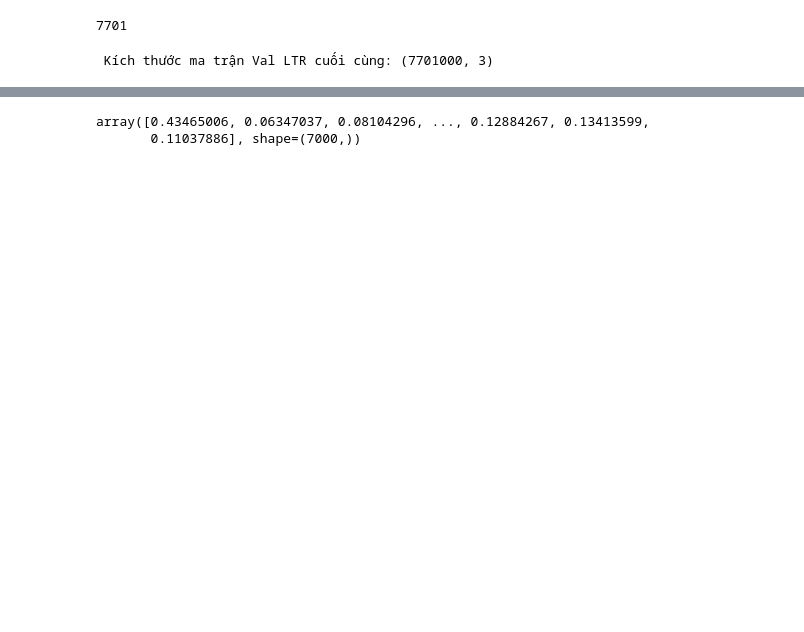
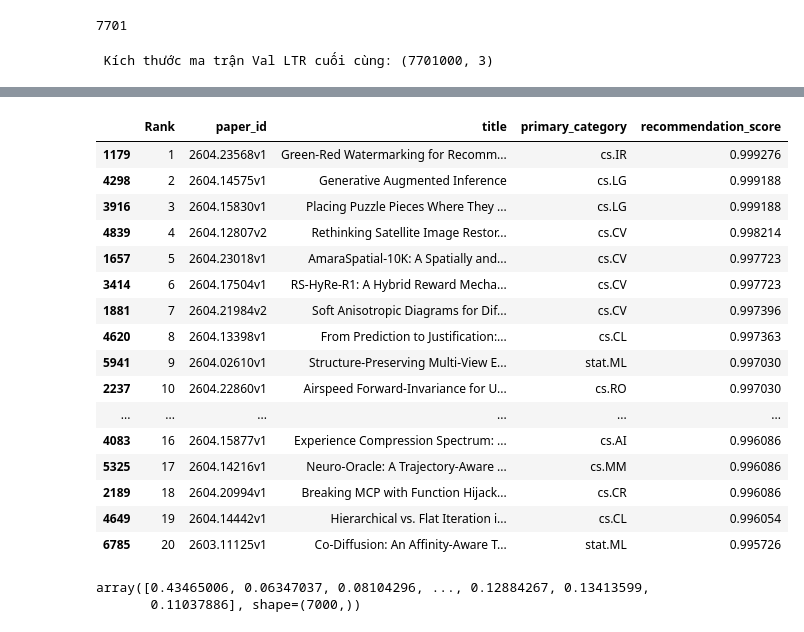
Before and after one commit to dduhC/ML-Project, a Jupyter notebook: LTR.ipynb, the cells around one changed output, grey strips where cells are left out. Drawn from its saved outputs; the diff is of its cells as text; code cells hidden in the pictures; blank space fills up the shorter version.

```diff
--- a/LTR.ipynb
+++ b/LTR.ipynb
@@ -68,13 +52,11 @@ import json
 from sklearn.metrics.pairwise import cosine_similarity as cossin
 from sklearn.decomposition import PCA
 pca = PCA(n_components=384)
-def load_user(path_users='UserDataGenerator/synthetic_users.json', vector_path='user_profiles/user_vectors_halflife_90.npz', sbert=False):
+def load_user(path_users='UserDataGenerator/synthetic_users.json', vector_path='user_profiles/user_vectors_halflife_90.npz'):
     with open(path_users, 'r') as f:
         data = json.load(f)
     vector_data = np.load(vector_path)
     users_vector = vector_data['vectors']
-    if sbert:
-        users_vector = pca.fit_transform(users_vector)
     users = data['train']
     users_id = [user['user_id'] for user in users]
     target = {user['user_id'] : user['target_paper'] for user in users}
@@ -95,7 +77,7 @@ def create_data_LTR(embeding_matrix = tfidf_matrix, sbert=False):
         vector_path = 'user_profiles_SBERT/user_vectors_halflife_90.npz'
     else:
         vector_path = 'user_profiles/user_vectors_halflife_90.npz'
-    users_id, target, negative, users_vector, history = load_user(vector_path=vector_path, sbert=sbert)
+    users_id, target, negative, users_vector, history = load_user(vector_path=vector_path)
     print(users_vector.shape)
     print(embeding_matrix.shape)
     data = []
@@ -283,3 +265,70 @@ Bắt đầu thả xích cho Gradient Boosting học luật xếp hạng...
 🔹 cosine_sim: 74.17%
 🔹 recency_score: 21.06%
 🔹 category_match: 4.77%
+# %%
+import numpy as np
+import pandas as pd
+
+def get_top_k_recommendations(target_user_id, candidate_df, candidate_embeddings, top_k=10):
+    """
+    Hệ thống gợi ý bài báo thực tế (Production)
+    """
+    # 1. Load não bộ (Lịch sử & Vector của User)
+    users_id, _, _, users_vector, history = load_user(vector_path='user_profiles/user_vectors_halflife_90.npz')
+    reverse_user = {u:i for i,u in enumerate(users_id)}
+
+    if target_user_id not in users_id:
+        return f" Lỗi: User '{target_user_id}' không tồn tại trong hệ thống!"
+
+    user_his_cat = history_set(target_user_id, history)
+
+    user_vec = users_vector[reverse_user[target_user_id]].reshape(1, -1)
+
+    # 2. Xây dựng đặc trưng cho toàn bộ kho ứng viên (7.701 bài)
+    cos_scores = cossin(user_vec, candidate_embeddings).flatten()
+    rec_scores = candidate_df['recency_score'].values
+
+    candidate_categories = candidate_df['primary_category'].values
+    cat_match_scores = np.isin(candidate_categories, list(user_his_cat)).astype(np.int16)
+
+    X_candidates = np.column_stack((cos_scores, rec_scores, cat_match_scores))
+
+    # 3. Phán quyết bằng Gradient Boosting
+    predicted_probs = ltr_model.predict_proba(X_candidates)[:, 1]
+
+    # 4. Sắp xếp (Sorting) và cắt Top K
+    # np.argsort()[::-1] giúp xếp từ điểm cao nhất xuống thấp nhất
+    top_k_indices = np.argsort(predicted_probs)[::-1][:top_k]
+
+    # 5. Xuất kết quả ra DataFrame cho đẹp
+    top_k_papers = candidate_df.iloc[top_k_indices].copy()
+    top_k_papers['recommendation_score'] = predicted_probs[top_k_indices]
+
+    # Đánh số thứ tự hạng (Rank)
+    top_k_papers.insert(0, 'Rank', range(1, top_k + 1))
+
+    print(f"\n🚀 TRẢ KẾT QUẢ: TOP {top_k} BÀI BÁO GỢI Ý CHO [{target_user_id}]")
+    print(f"Lịch sử chuyên mục yêu thích: {user_his_cat}")
+    print("-" * 60)
+
+    # Chọn mấy cột quan trọng để hiển thị thôi cho gọn
+    return top_k_papers[['Rank', 'paper_id', 'title', 'primary_category', 'recommendation_score']]
+
+
+# ==========================================
+# CÁCH SỬ DỤNG (CHẠY THỬ LUÔN)
+# ==========================================
+# Lấy thử user đầu tiên trong danh sách để demo
+demo_user = "user_0645"
+
+# Bốc từ file test (7701 bài) kết hợp với embedding SBERT của nó
+top_10_df = get_top_k_recommendations(
+    target_user_id=demo_user,
+    candidate_df=test,                 # Cái DataFrame test chứa 7701 bài của ông
+    candidate_embeddings=tfidf_test, # Ma trận embedding SBERT tương ứng của tập test
+    top_k=20
+)
+
+# Hiển thị bảng kết quả
+display(top_10_df)
+# %% [output]
@@ -286,3 +338,20 @@ Bắt đầu thả xích cho Gradient Boosting học luật xếp hạng...
+|  | Rank | paper_id | title | primary_category | recommendation_score |
+| 1179 | 1 | 2604.23568v1 | Green-Red Watermarking for Recomm... | cs.IR | 0.999276 |
+| 4298 | 2 | 2604.14575v1 | Generative Augmented Inference | cs.LG | 0.999188 |
+| 3916 | 3 | 2604.15830v1 | Placing Puzzle Pieces Where They ... | cs.LG | 0.999188 |
+| 4839 | 4 | 2604.12807v2 | Rethinking Satellite Image Restor... | cs.CV | 0.998214 |
+| 1657 | 5 | 2604.23018v1 | AmaraSpatial-10K: A Spatially and... | cs.CV | 0.997723 |
+| 3414 | 6 | 2604.17504v1 | RS-HyRe-R1: A Hybrid Reward Mecha... | cs.CV | 0.997723 |
+| 1881 | 7 | 2604.21984v2 | Soft Anisotropic Diagrams for Dif... | cs.CV | 0.997396 |
+| 4620 | 8 | 2604.13398v1 | From Prediction to Justification:... | cs.CL | 0.997363 |
+| 5941 | 9 | 2604.02610v1 | Structure-Preserving Multi-View E... | stat.ML | 0.997030 |
+| 2237 | 10 | 2604.22860v1 | Airspeed Forward-Invariance for U... | cs.RO | 0.997030 |
+| ... | ... | ... | ... | ... | ... |
+| 4083 | 16 | 2604.15877v1 | Experience Compression Spectrum: ... | cs.AI | 0.996086 |
+| 5325 | 17 | 2604.14216v1 | Neuro-Oracle: A Trajectory-Aware ... | cs.MM | 0.996086 |
+| 2189 | 18 | 2604.20994v1 | Breaking MCP with Function Hijack... | cs.CR | 0.996086 |
+| 4649 | 19 | 2604.14442v1 | Hierarchical vs. Flat Iteration i... | cs.CL | 0.996054 |
+| 6785 | 20 | 2603.11125v1 | Co-Diffusion: An Affinity-Aware T... | stat.ML | 0.995726 |
 # %%
 ltr_model.predict_proba(data_tfidf)[:,1]
 # %% [output]
```
Also changed, not shown: parts of 6 cells of this notebook.
